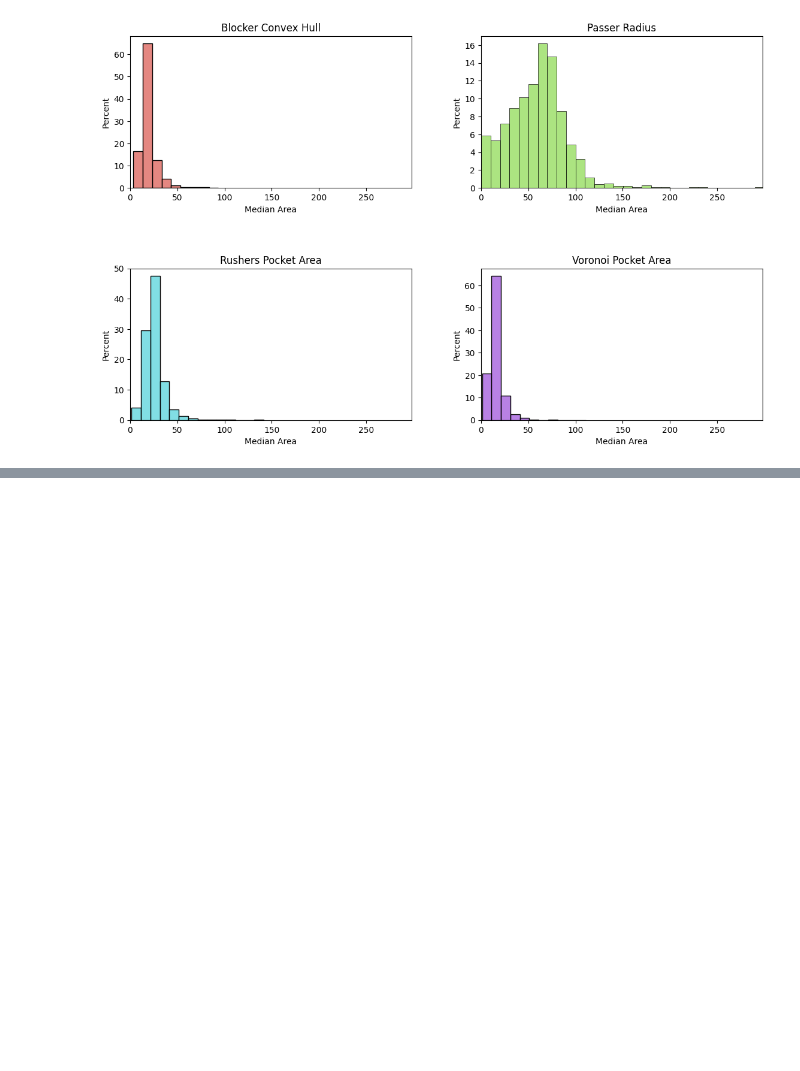
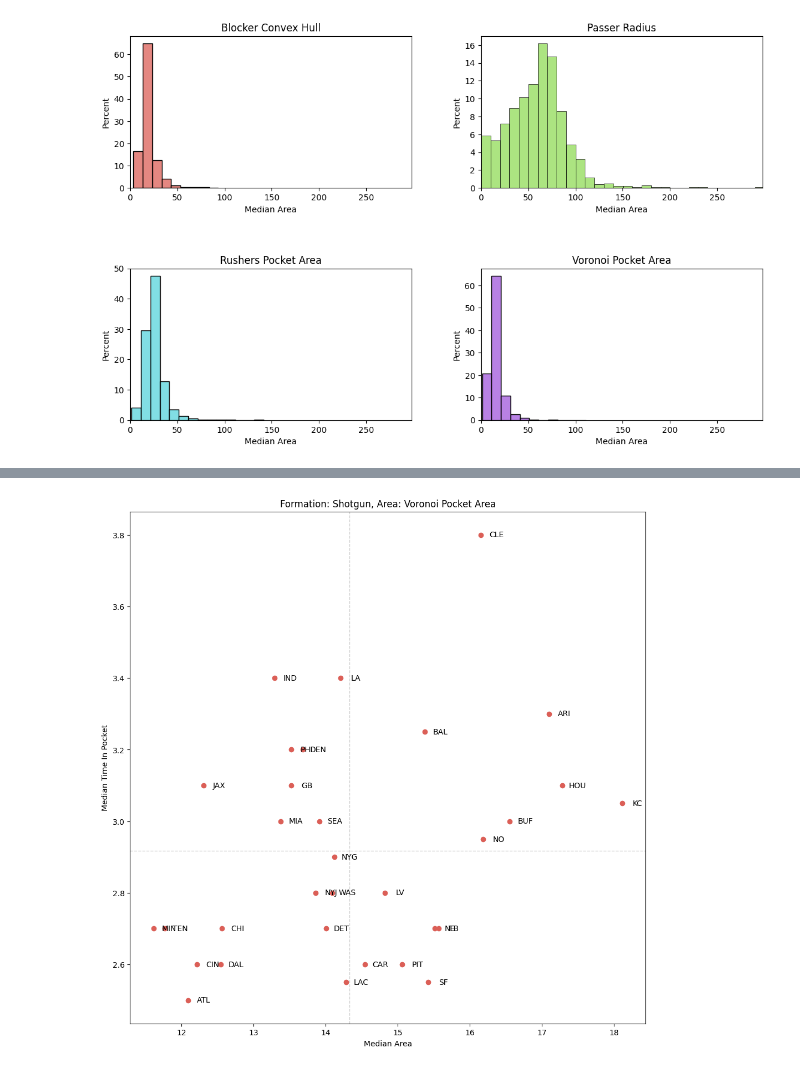
Before and after one commit to vingkan/nflbigdatabowl2023, a Jupyter notebook: notebooks/vinesh/area_aggregation.ipynb, the cells around one changed output, grey strips where cells are left out. Saved outputs shown, nothing was run; the diff lists cells and outputs as text; code cells hidden in the pictures; blank space fills up the shorter version.

```diff
--- a/notebooks/vinesh/area_aggregation.ipynb
+++ b/notebooks/vinesh/area_aggregation.ipynb
@@ -20,3 +32,7 @@ from src.visualization.interactive_play_selector import create_interactive_play_
+# %%
+# Getting stuck on one image that 403s, possibly due to rate-limiting.
+# team_logos = get_team_logos()
+team_logos = None
 # %%
 df_play_metrics_all = pd.read_csv(f"{DIR}/data/outputs/play_metrics.csv")
 df_plays_all = pd.read_csv(f"{DIR}/data/raw/plays.csv")
@@ -102,0 +90,4 @@ def plot_all_formation_distributions(method: str):
+# %%
+plot_team_scatter(default_area, default_formation, "median_area", "median_time_in_pocket")
+# %% [output]
+[figure, added]
```
Also changed, not shown: parts of 23 cells of this notebook, 6 other files.
